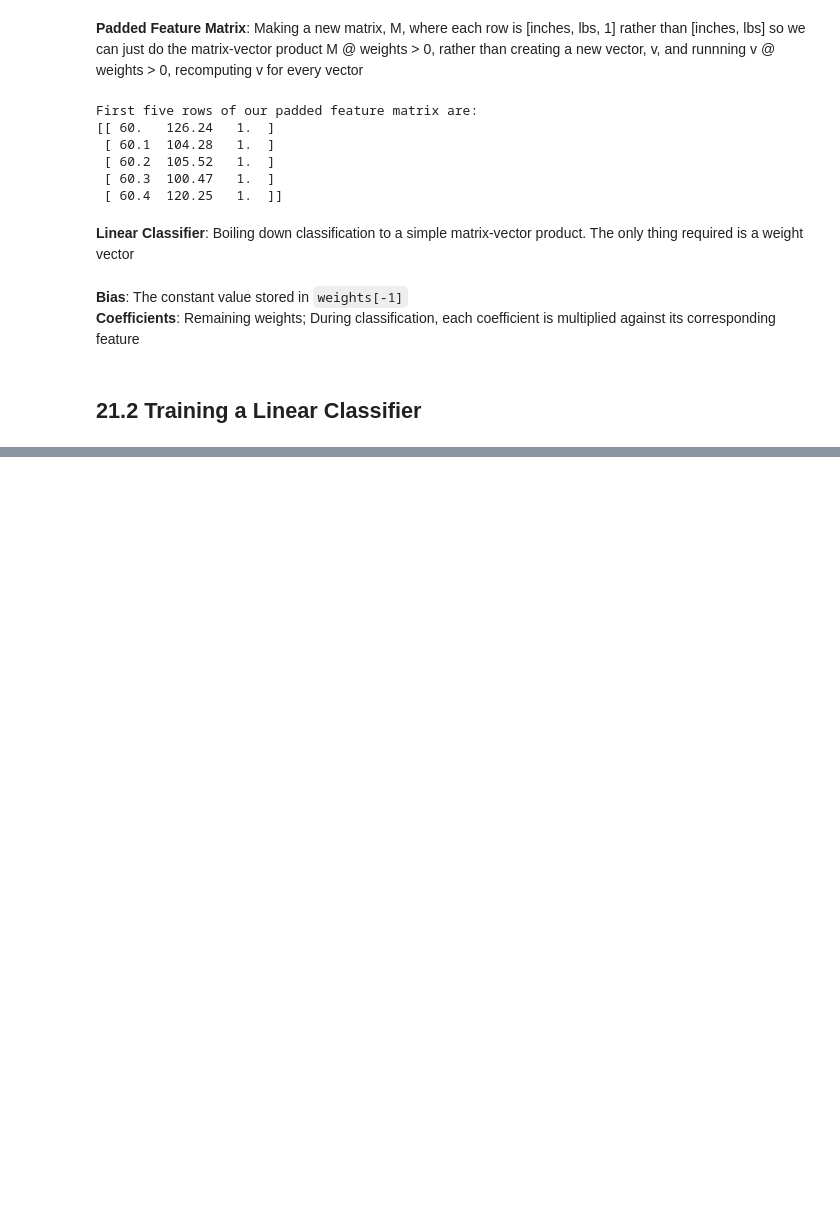
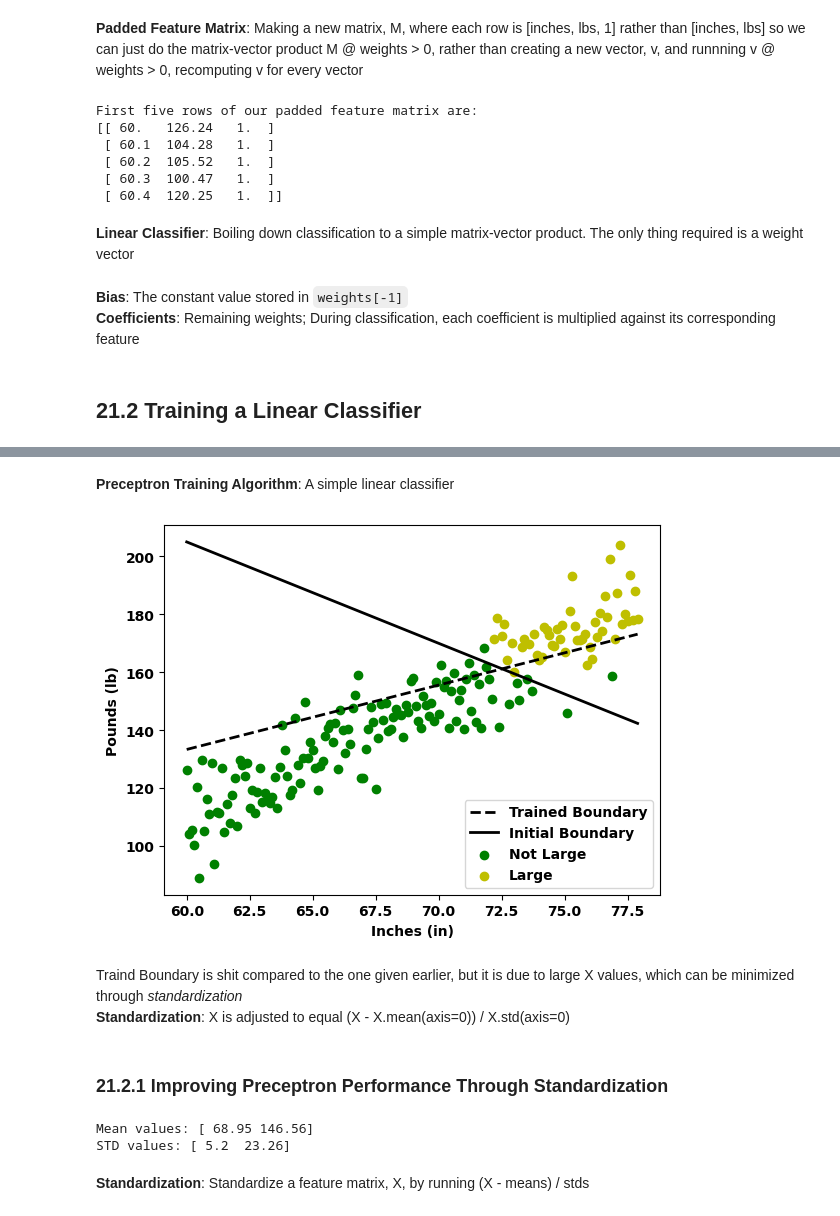
Before and after one commit to IanSinColorado/DataScienceBootcamp, a Jupyter notebook: Chapter21.ipynb, the cells around one changed output, grey strips where cells are left out. Cells and saved outputs as stored; diff of their text form; code cells hidden in the pictures; blank space fills up the shorter version.

Commit message:
Finished through 21.6, just have to take notes on Chapter 21

```diff
--- a/Chapter21.ipynb
+++ b/Chapter21.ipynb
@@ -113,0 +262,31 @@ assert predictions.tolist() == y_pred
+# %% [markdown]
+**Preceptron Training Algorithm**: A simple linear classifier
+# %%
+# Comparing the new and old decision boundaries
+inches_coef, lbs_coef, bias = weights
+def new_boundary(inches):
+    return -(inches_coef * inches + bias) / lbs_coef
+
+plt.plot(X[:,0], new_boundary(X[:,0]), color='k', linestyle='--', label='Trained Boundary', linewidth=2)
+plt.plot(X[:,0], boundary(X[:,0]), color='k', label='Initial Boundary', linewidth=2)
+plot_customers(X, y)
+plt.legend()
+plt.show()
+# %% [output]
+[figure, added]
+# %% [markdown]
+Traind Boundary is shit compared to the one given earlier, but it is due to large X values, which can be minimized through *standardization*
+**Standardization**: X is adjusted to equal (X - X.mean(axis=0)) / X.std(axis=0)
+# %% [markdown]
+### 21.2.1 Improving Preceptron Performance Through Standardization
+# %%
+# Printing feature eans and standard deviations
+means = X.mean(axis=0)
+stds = X.std(axis=0)
+print(f"Mean values: {np.round(means, 2)}")
+print(f"STD values: {np.round(stds, 2)}")
+# %% [output]
+Mean values: [ 68.95 146.56]
+STD values: [ 5.2  23.26]
+# %% [markdown]
+**Standardization**: Standardize a feature matrix, X, by running (X - means) / stds
```
Also changed, not shown: parts of 47 cells of this notebook.
